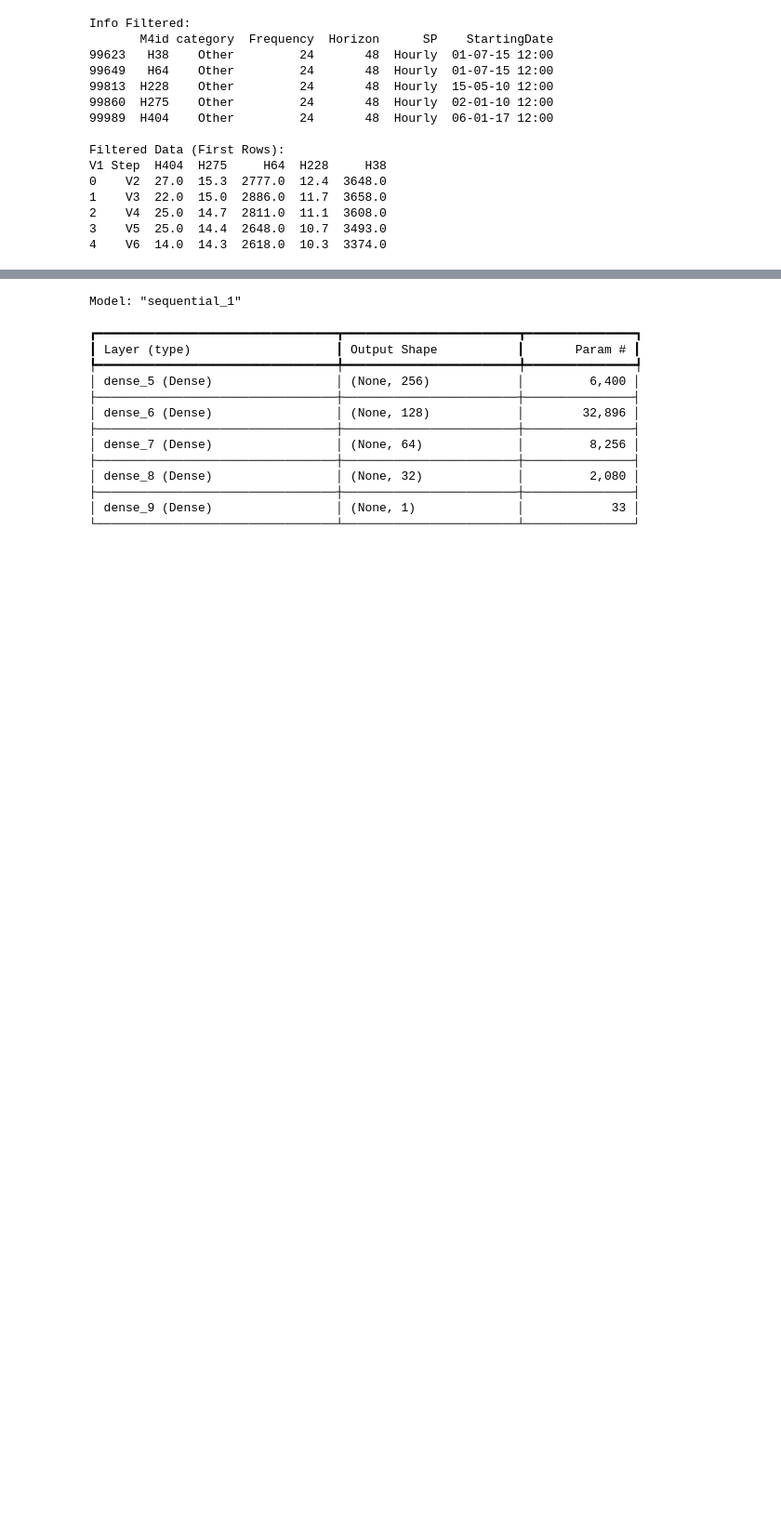
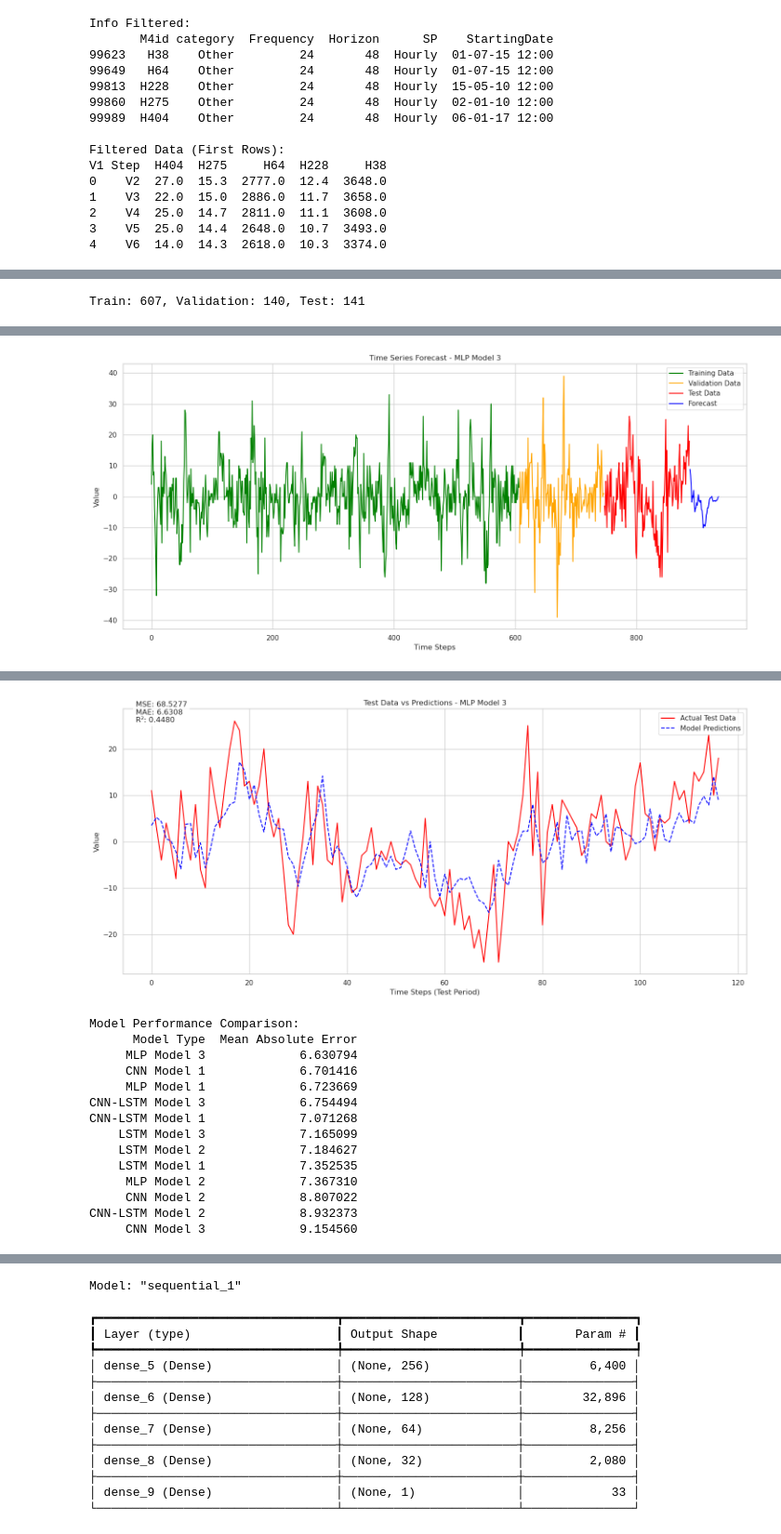
Before and after one commit to Pepe-Chuy/Examen2NL, a Jupyter notebook: H404.ipynb, the cells around one changed output, grey strips where cells are left out. Shown at 93% size. Saved outputs shown, nothing was run; the diff lists cells and outputs as text; code cells hidden in the pictures; blank space fills up the shorter version.

```diff
--- a/H404.ipynb
+++ b/H404.ipynb
@@ -56,0 +163,5 @@ p >= 0.05: Fail to reject null hypothesis (Series might be non-stationary)
+# %%
+train_data, val_data, test_data = split_data(ts.diff(24).dropna())
+best_model = time_series_forecasting(train_data, val_data, test_data)
+# %% [output]
+Train: 607, Validation: 140, Test: 141
@@ -56,0 +185 @@ p >= 0.05: Fail to reject null hypothesis (Series might be non-stationary)
+[figure, added]
@@ -56,0 +187,15 @@ p >= 0.05: Fail to reject null hypothesis (Series might be non-stationary)
+[figure, added]
+Model Performance Comparison:
+      Model Type  Mean Absolute Error
+     MLP Model 3             6.630794
+     CNN Model 1             6.701416
+     MLP Model 1             6.723669
+CNN-LSTM Model 3             6.754494
+CNN-LSTM Model 1             7.071268
+    LSTM Model 3             7.165099
+    LSTM Model 2             7.184627
+    LSTM Model 1             7.352535
+     MLP Model 2             7.367310
+     CNN Model 2             8.807022
+CNN-LSTM Model 2             8.932373
+     CNN Model 3             9.154560
```
Also changed, not shown: parts of 15 cells of this notebook, 4 other files.
